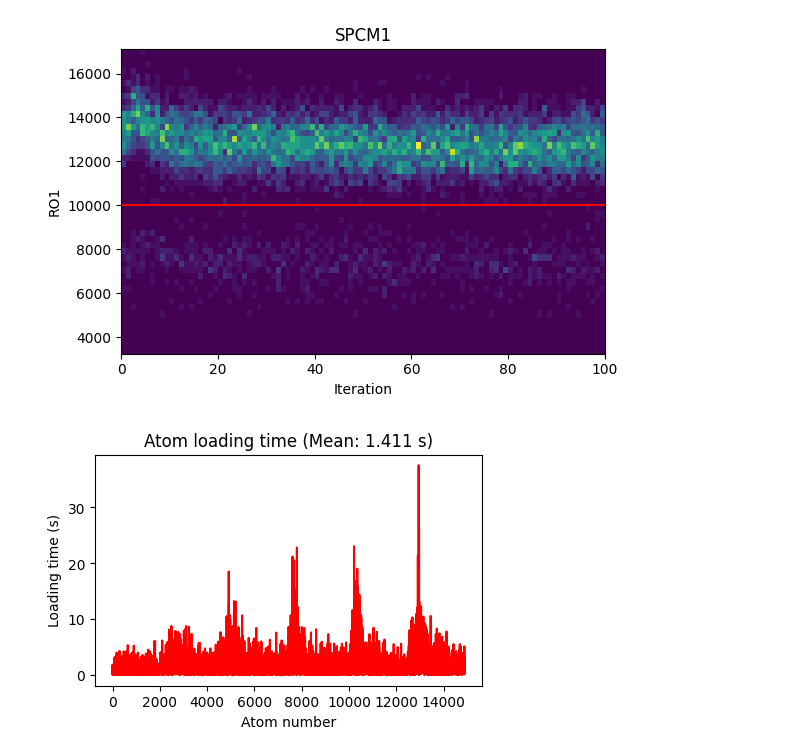
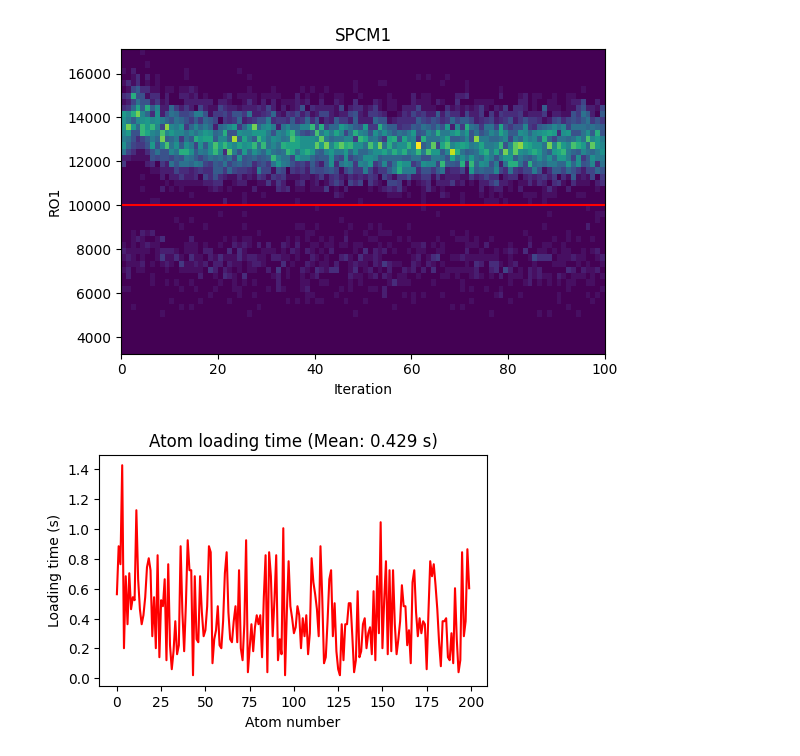
Before and after one commit to QuantumQuadrate/qn_artiq_routines, a Jupyter notebook: Analysis/Tomography analysis/microwave_tests_analysis_2025.ipynb, the cells around one changed output. Cells and saved outputs as stored; diff of their text form; code cells hidden in the pictures.

```diff
--- a/Analysis/Tomography analysis/microwave_tests_analysis_2025.ipynb
+++ b/Analysis/Tomography analysis/microwave_tests_analysis_2025.ipynb
@@ -2,7 +2,7 @@
 # Mapping atom analysis
 Valid for experiments from 2025-04-30 until ...
 # %%
-date_filters = ["2025-06-03"]
+date_filters = ["2025-06-04"]
 
 from matplotlib import pyplot as plt
 import matplotlib as mpl
@@ -72,7 +60,7 @@ file 53 (C:\Networking Experiment\artiq codes\artiq-master\results\2025-06-03\12
 # %%
 ### the file(s) to analyze:
 file_indices = {
-    52:'',
+    3:'',
     # 10:'',
     # 12:'',
     # 191:'',
@@ -657,16 +646,16 @@ plt.show()
 # %%
 #######  Atom loading time plot
 ## We can slice the array to separate iterations later, if we want.
 
-data = Atom_loading_time[15000:]
+data = Atom_loading_time[3000:3200]
 
 mean_loading_time = np.mean(data)
 plt.figure(figsize=(5, 3))
 plt.plot(data, 'r-')
 
 plt.xlabel("Atom number")
 plt.ylabel("Loading time (s)")
 plt.title(f"Atom loading time (Mean: {mean_loading_time:.3f} s)")
 plt.show()
 # %% [output]
-[figure, old version]
+[figure, new version]
```
Also changed, not shown: parts of 3 cells of this notebook, 5 other files.
